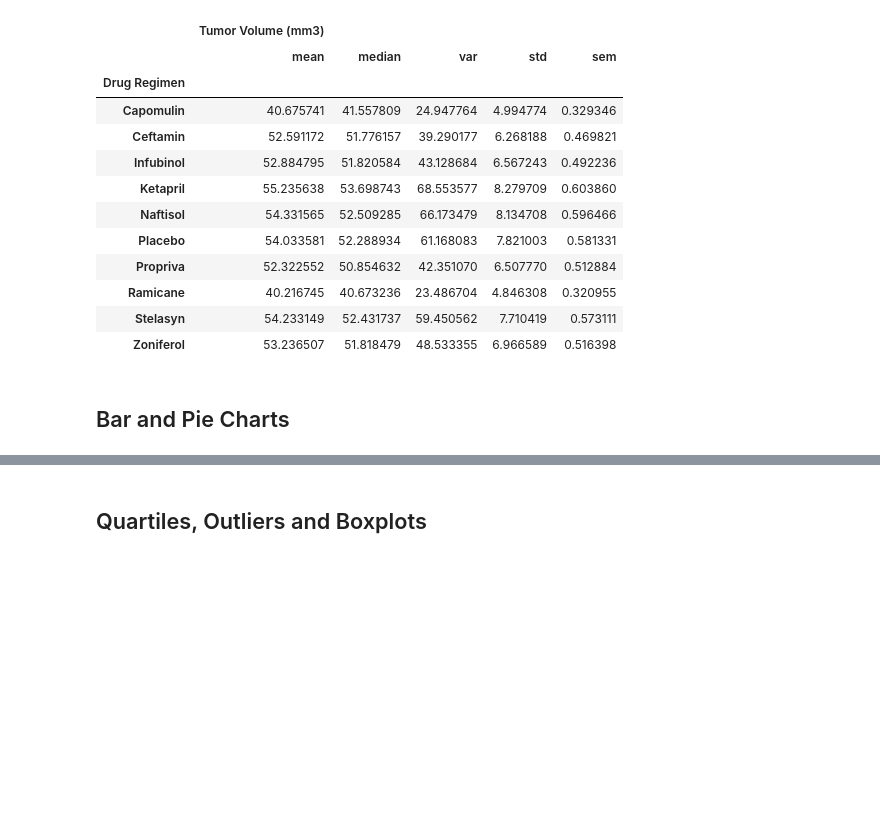
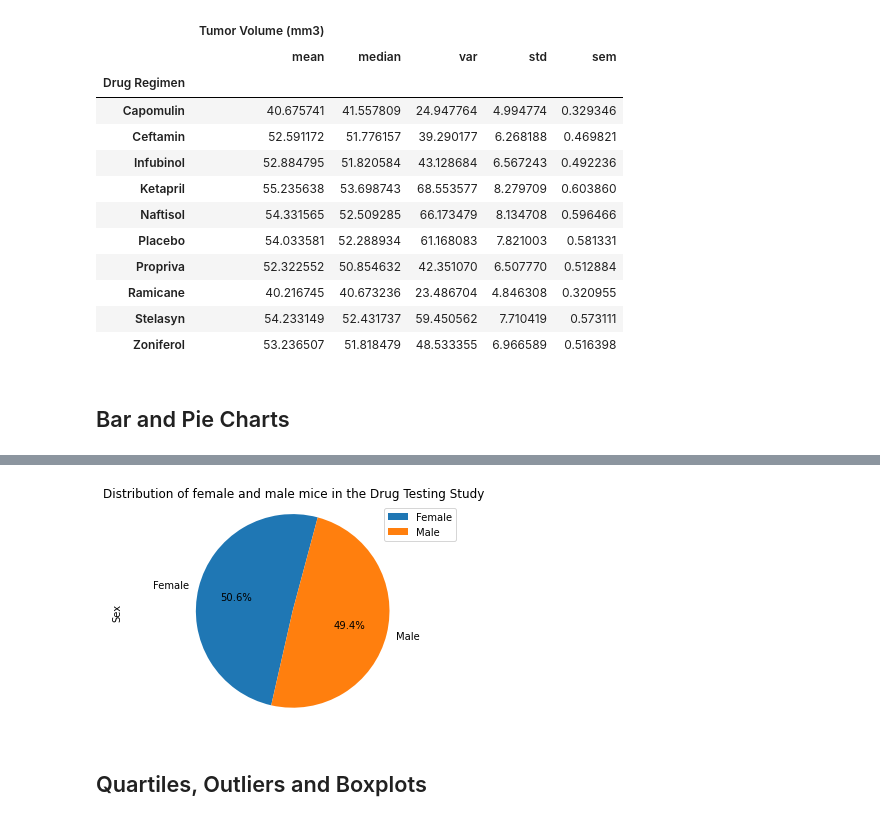
Before and after one commit to rita-s/the-power-of-plots, a Jupyter notebook: pymaceuticals_starter.ipynb, the cells around one changed output, grey strips where cells are left out. Cells and saved outputs as stored; diff of their text form; code cells hidden in the pictures; blank space fills up the shorter version.

```diff
--- a/pymaceuticals_starter.ipynb
+++ b/pymaceuticals_starter.ipynb
@@ -156,3 +181,14 @@ drug_regimen_summary_agg
+# %%
+# Generate a pie plot showing the distribution of female versus male mice using pyplot
+labels = mouse_data_complete_clean_df['Sex'].unique()
+plt.pie(female_vs_male, labels = labels, autopct = '%1.1f%%', startangle = 75)
+plt.axis('equal')
+plt.title('Distribution of female and male mice in the Drug Testing Study')
+plt.ylabel('Sex')
+plt.legend(labels, loc = 'upper right')
+plt.show()
+# %% [output]
+[figure, added]
 # %% [markdown]
 ## Quartiles, Outliers and Boxplots
 # %%
```
Also changed, not shown: parts of 15 cells of this notebook.
